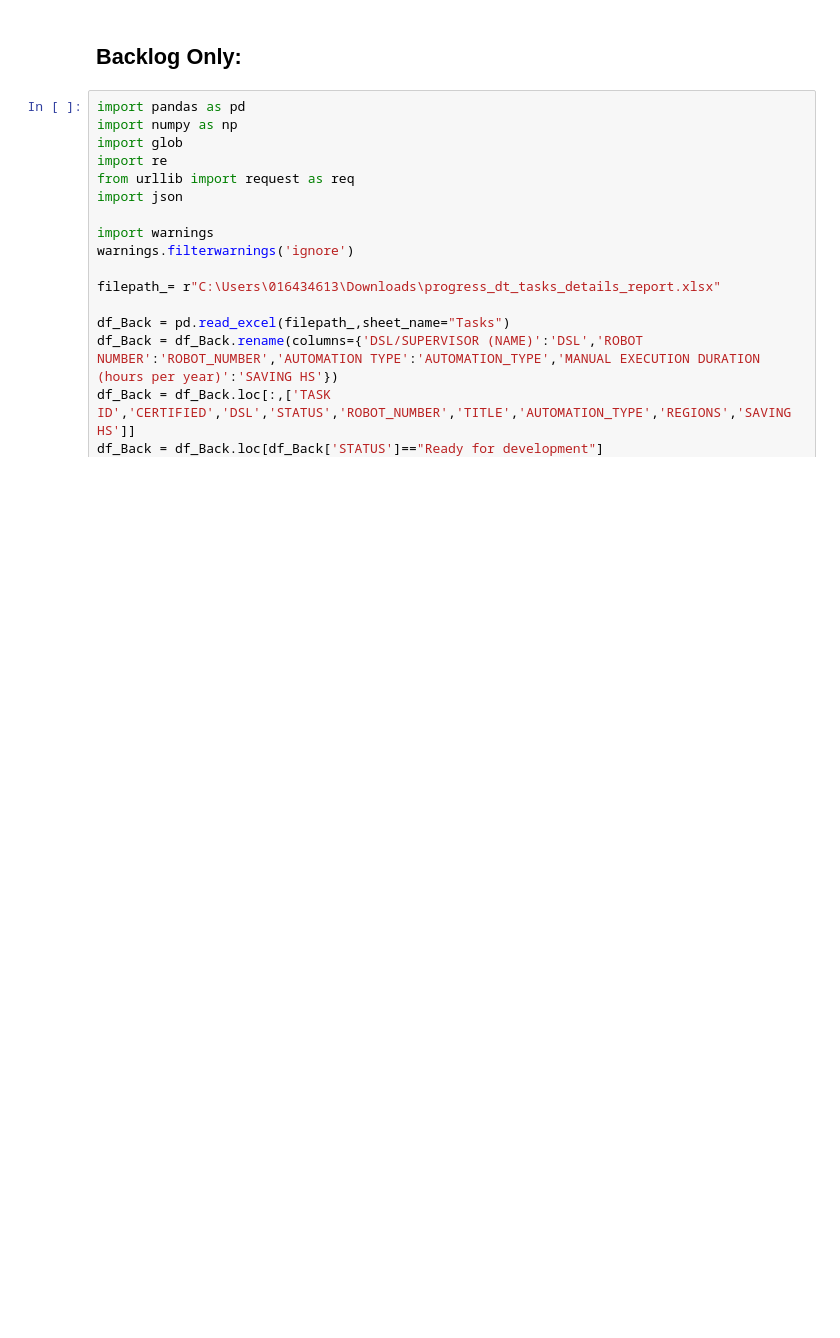
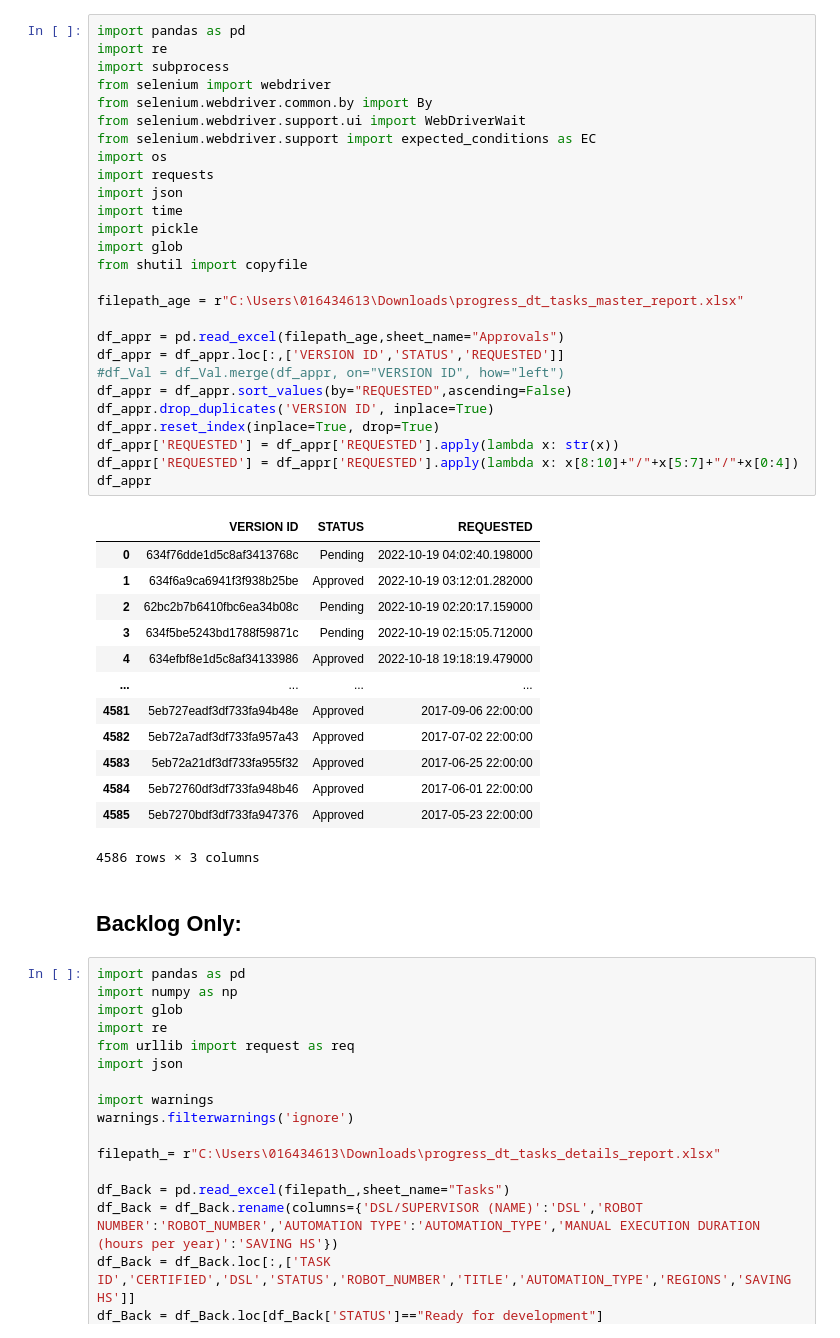
Before and after one commit to camposleyba/father, a Jupyter notebook: Reports/Fast Reports.ipynb, the cells around one changed output. Saved outputs shown, nothing was run; the diff lists cells and outputs as text; blank space fills up the shorter version.

```diff
--- a/Reports/Fast Reports.ipynb
+++ b/Reports/Fast Reports.ipynb
@@ -167,3 +156,44 @@ df5.to_excel(r"C:\Users\016434613\Desktop\Delivery Report.xlsx", index=False)
+# %%
+import pandas as pd
+import re
+import subprocess
+from selenium import webdriver
+from selenium.webdriver.common.by import By
+from selenium.webdriver.support.ui import WebDriverWait
+from selenium.webdriver.support import expected_conditions as EC
+import os
+import requests
+import json
+import time
+import pickle
+import glob
+from shutil import copyfile
+
+filepath_age = r"C:\Users\016434613\Downloads\progress_dt_tasks_master_report.xlsx"
+
+df_appr = pd.read_excel(filepath_age,sheet_name="Approvals")
+df_appr = df_appr.loc[:,['VERSION ID','STATUS','REQUESTED']]
+#df_Val = df_Val.merge(df_appr, on="VERSION ID", how="left")
+df_appr = df_appr.sort_values(by="REQUESTED",ascending=False)
+df_appr.drop_duplicates('VERSION ID', inplace=True)
+df_appr.reset_index(inplace=True, drop=True)
+df_appr['REQUESTED'] = df_appr['REQUESTED'].apply(lambda x: str(x))
+df_appr['REQUESTED'] = df_appr['REQUESTED'].apply(lambda x: x[8:10]+"/"+x[5:7]+"/"+x[0:4])
+df_appr
+# %% [output]
+|  | VERSION ID | STATUS | REQUESTED |
+| 0 | 634f76dde1d5c8af3413768c | Pending | 2022-10-19 04:02:40.198000 |
+| 1 | 634f6a9ca6941f3f938b25be | Approved | 2022-10-19 03:12:01.282000 |
+| 2 | 62bc2b7b6410fbc6ea34b08c | Pending | 2022-10-19 02:20:17.159000 |
+| 3 | 634f5be5243bd1788f59871c | Pending | 2022-10-19 02:15:05.712000 |
+| 4 | 634efbf8e1d5c8af34133986 | Approved | 2022-10-18 19:18:19.479000 |
+| ... | ... | ... | ... |
+| 4581 | 5eb727eadf3df733fa94b48e | Approved | 2017-09-06 22:00:00 |
+| 4582 | 5eb72a7adf3df733fa957a43 | Approved | 2017-07-02 22:00:00 |
+| 4583 | 5eb72a21df3df733fa955f32 | Approved | 2017-06-25 22:00:00 |
+| 4584 | 5eb72760df3df733fa948b46 | Approved | 2017-06-01 22:00:00 |
+| 4585 | 5eb7270bdf3df733fa947376 | Approved | 2017-05-23 22:00:00 |
+4586 rows × 3 columns
 # %% [markdown]
 ## Backlog Only:
 # %%
```
Also changed, not shown: parts of 3 cells of this notebook, 6 other files.
